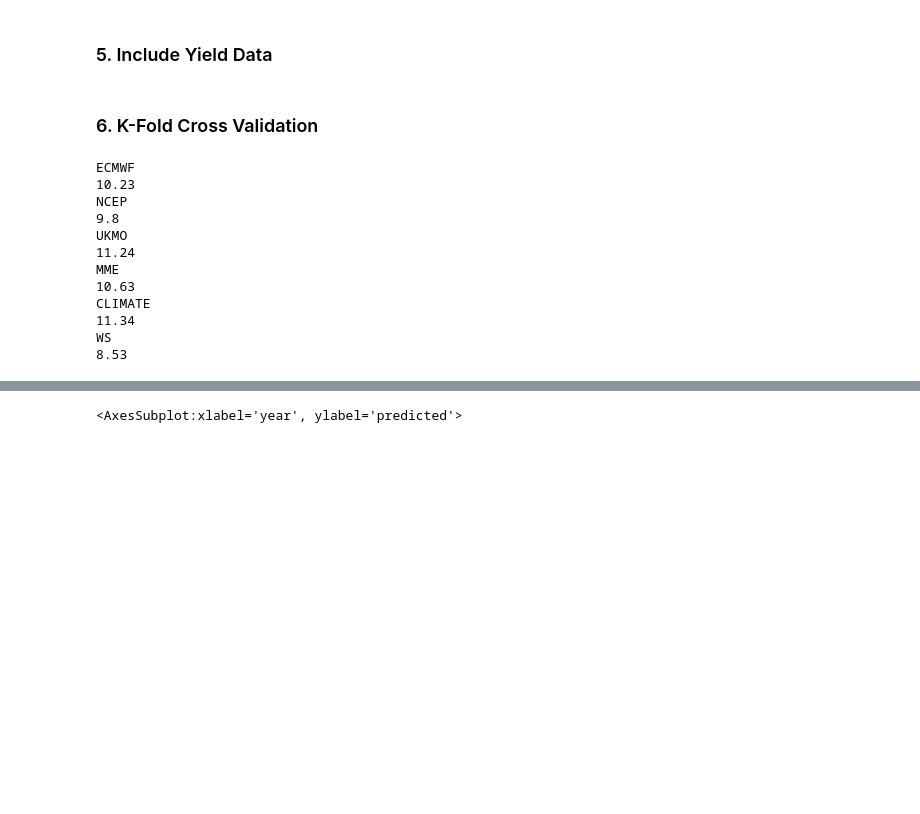
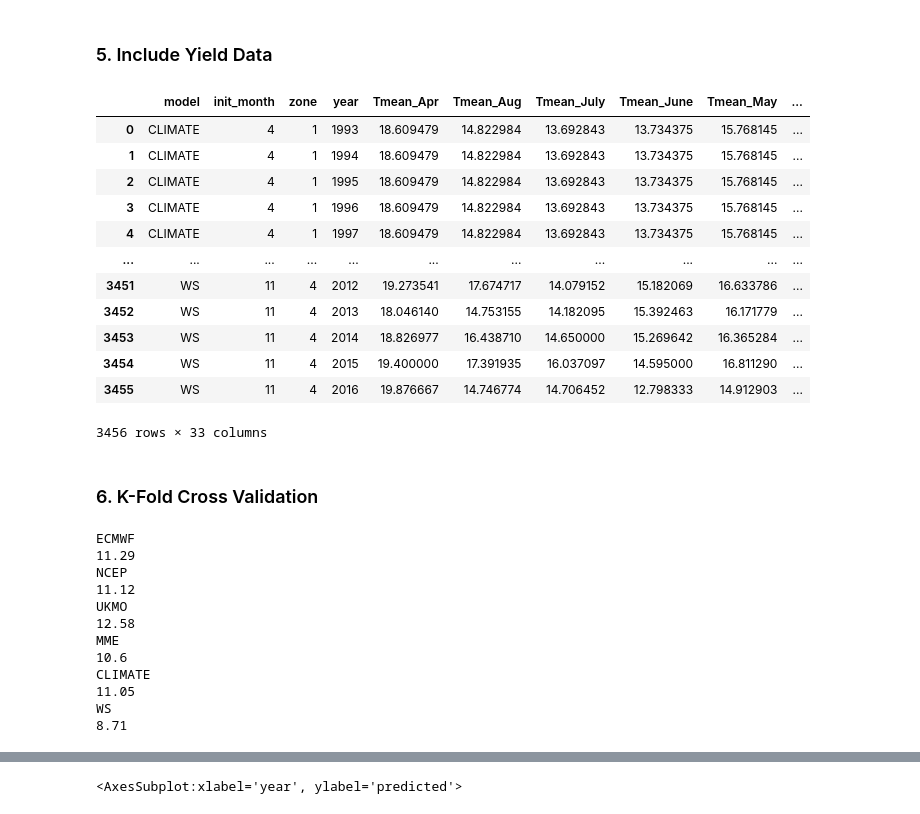
Before and after one commit to mzachow/wheat-yield-forecast-brazil, a Jupyter notebook: climatology_vs_seasonal_forecasts.ipynb, the cells around one changed output, grey strips where cells are left out. Cells and saved outputs as stored; diff of their text form; code cells hidden in the pictures; blank space fills up the shorter version.

```diff
--- a/climatology_vs_seasonal_forecasts.ipynb
+++ b/climatology_vs_seasonal_forecasts.ipynb
@@ -119,7 +119,7 @@ observations = read_observed_weather()
 # %%
 def create_climatology_data(observed):
     climatology = (observed
-                 .loc[("WS", 11, [1, 2, 3, 4], list(range(1961,1993)), [8, 9, 10])]
+                 .loc[("WS", 11, [1, 2, 3, 4], list(range(1961,1993)), months_of_crop_season)]
                  .groupby(["zone", "year", "month"])
                  .agg({"tmean":"mean", "tmax":"mean", "tmin":"mean", "rain":"sum"})
                  .reset_index()
@@ -261,7 +277,7 @@ features_complete = aggregate_data(climate_records_complete)
 def create_climatology_features(features, climate):
     climate = climate.copy()
     features = features.loc[features["model"] == "WS"].reset_index(drop=True).copy()
-    month_conversion = {8:"Aug", 9:"Sep", 10:"Oct"}
+    month_conversion = {4:"Apr", 5:"May", 6:"June", 7:"July", 8:"Aug", 9:"Sep", 10:"Oct"}
     climate.columns = ["zone", "month", "Tmean", "Tmax", "Tmin", "Rain"]
     climate["month"] = climate["month"].replace(month_conversion)
     climate["model"] = "CLIMATE"
@@ -270,22 +286,34 @@ def create_climatology_features(features, climate):
                .pivot(index=["model", "zone"], columns="month"))
     climate.columns = [s[0] + "_" + s[1] for s in climate.columns]
     climate = climate.reset_index()
-    climate = pd.concat([climate]*3)
-    init_months = np.repeat([8, 9, 10], 4)
+    climate = pd.concat([climate]*7)
+    init_months = np.repeat([4, 5, 6, 7, 8, 9, 10], 4)
     climate["init_month"] = init_months
     climate = pd.concat([climate]*24).reset_index(drop=True)
-    climate["year"] = np.repeat(list(range(1993,2017)), 12)
+    climate["year"] = np.repeat(list(range(1993,2017)), 28)
     climate = climate.set_index(["model", "init_month", "zone", "year"]).sort_index().reset_index()
     li = []
-    for im in list(range(8,11)):
+    for im in list(range(4,11)):
         temp = climate.loc[climate["init_month"] == im].copy()
+        if im == 4:
+            li.append(temp)
+        if im == 5:
+            temp.loc[:, [c for c in temp.columns if ("Apr" in c)]] = np.nan
+            li.append(temp)
+        if im == 6:
+            temp.loc[:, [c for c in temp.columns if ("May" in c) | ("Apr" in c)]] = np.nan
+            li.append(temp)
+        if im == 7:
+            temp.loc[:, [c for c in temp.columns if ("June" in c) | ("May" in c) | ("Apr" in c)]] = np.nan
+            li.append(temp)
         if im == 8:
+            temp.loc[:, [c for c in temp.columns if ("July" in c) | ("June" in c) | ("May" in c) | ("Apr" in c)]] = np.nan
             li.append(temp)
         if im == 9:
-            temp.loc[:, [c for c in temp.columns if ("Aug" in c)]] = np.nan
+            temp.loc[:, [c for c in temp.columns if ("Aug" in c) | ("July" in c) | ("June" in c) | ("May" in c) | ("Apr" in c)]] = np.nan
             li.append(temp)
         if im == 10:
-            temp.loc[:, [c for c in temp.columns if ("Sep" in c) | ("Aug" in c)]] = np.nan
+            temp.loc[:, [c for c in temp.columns if ("Sep" in c) | ("Aug" in c) | ("July" in c) | ("June" in c) | ("May" in c) | ("Apr" in c)]] = np.nan
             li.append(temp)
     climate = pd.concat(li, axis=0).set_index(["zone", "year"])
     features = features.set_index(["zone", "year"])
@@ -335,3 +363,19 @@ kfold_cv_dataset = (features_complete
                     .merge(yield_by_group.loc[:, ["zone", "year", "yield"]], how="left", on=["zone", "year"])
                     .dropna()
                     .reset_index(drop=True))
+# %%
+kfold_cv_dataset
+# %% [output]
+|  | model | init_month | zone | year | Tmean_Apr | Tmean_Aug | Tmean_July | Tmean_June | Tmean_May | ... |
+| 0 | CLIMATE | 4 | 1 | 1993 | 18.609479 | 14.822984 | 13.692843 | 13.734375 | 15.768145 | ... |
+| 1 | CLIMATE | 4 | 1 | 1994 | 18.609479 | 14.822984 | 13.692843 | 13.734375 | 15.768145 | ... |
+| 2 | CLIMATE | 4 | 1 | 1995 | 18.609479 | 14.822984 | 13.692843 | 13.734375 | 15.768145 | ... |
+| 3 | CLIMATE | 4 | 1 | 1996 | 18.609479 | 14.822984 | 13.692843 | 13.734375 | 15.768145 | ... |
+| 4 | CLIMATE | 4 | 1 | 1997 | 18.609479 | 14.822984 | 13.692843 | 13.734375 | 15.768145 | ... |
+| ... | ... | ... | ... | ... | ... | ... | ... | ... | ... | ... |
+| 3451 | WS | 11 | 4 | 2012 | 19.273541 | 17.674717 | 14.079152 | 15.182069 | 16.633786 | ... |
+| 3452 | WS | 11 | 4 | 2013 | 18.046140 | 14.753155 | 14.182095 | 15.392463 | 16.171779 | ... |
+| 3453 | WS | 11 | 4 | 2014 | 18.826977 | 16.438710 | 14.650000 | 15.269642 | 16.365284 | ... |
+| 3454 | WS | 11 | 4 | 2015 | 19.400000 | 17.391935 | 16.037097 | 14.595000 | 16.811290 | ... |
+| 3455 | WS | 11 | 4 | 2016 | 19.876667 | 14.746774 | 14.706452 | 12.798333 | 14.912903 | ... |
+3456 rows × 33 columns
@@ -388,21 +436,21 @@ def kfold_cross_validation(data, national_yield, model="ECMWF", init=8):
     return national_forecasts_by_year
 # %%
 for model in ["ECMWF", "NCEP", "UKMO", "MME", "CLIMATE", "WS"]:
-    res = kfold_cross_validation(kfold_cv_dataset, yield_national, model=model, init=8)
+    res = kfold_cross_validation(kfold_cv_dataset, yield_national, model=model, init=4)
     print(model)
     print(np.round(100 * mse(res["yield"], res["predicted"], squared=False)/res["yield"].mean(), 2))
 # %% [output]
 ECMWF
-10.23
+11.29
 NCEP
-9.8
+11.12
 UKMO
-11.24
+12.58
 MME
-10.63
+10.6
 CLIMATE
-11.34
+11.05
 WS
-8.53
+8.71
 # %%
 for model in ["ECMWF", "NCEP", "UKMO", "MME", "CLIMATE", "WS"]:
```
Also changed, not shown: parts of 11 cells of this notebook, 1 other file.
